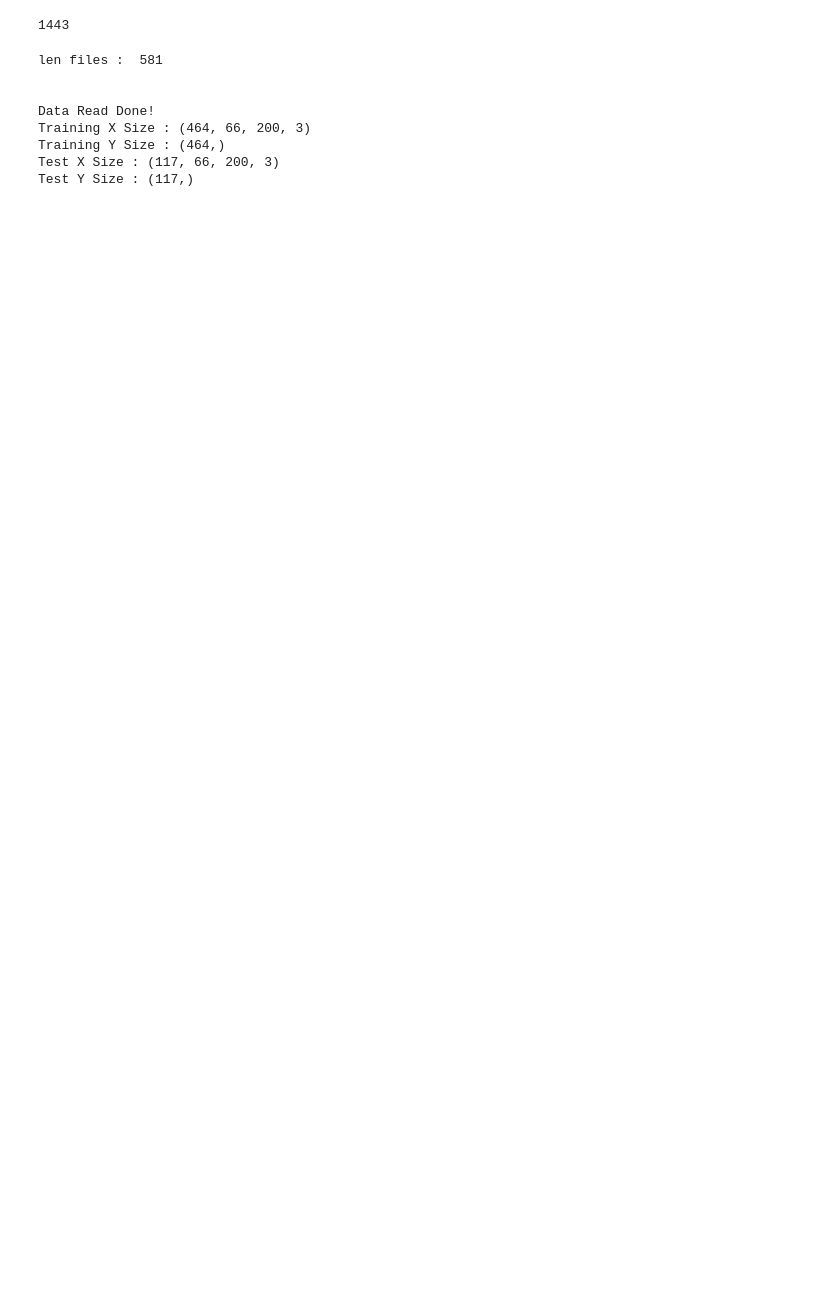
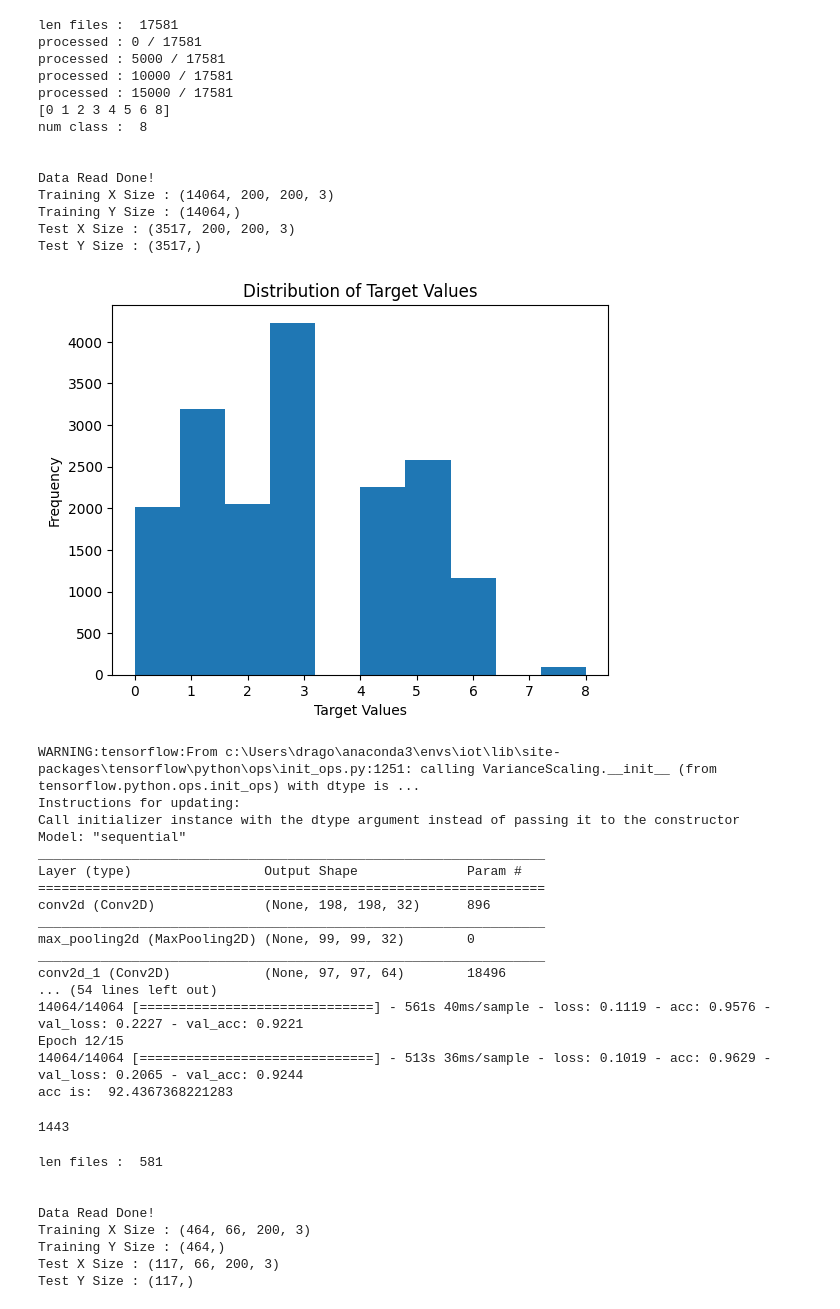
Before and after one commit to donguk071/IoT_SelfdrivingCar, a Jupyter notebook: test_env.ipynb, the cells around one changed output. Drawn from its saved outputs; the diff is of its cells as text; code cells hidden in the pictures; blank space fills up the shorter version.

```diff
--- a/test_env.ipynb
+++ b/test_env.ipynb
@@ -7,3 +99,79 @@ from sklearn.model_selection import train_test_split
+# %%
+import tensorflow as tf
+from tensorflow.python.keras.callbacks import EarlyStopping
+from tensorflow.python.keras.optimizers import Adam
+import read_data
+
+# test = read_data.DataReader()
+# test.f_data_reader(200)
+
+# Define the model
+model = tf.keras.models.Sequential([
+    tf.keras.layers.Conv2D(filters=32, kernel_size=(3, 3), input_shape = (200,200,3),activation=tf.nn.relu),
+    tf.keras.layers.MaxPooling2D((2, 2)),
+    tf.keras.layers.Conv2D(filters=64, kernel_size=(3, 3), activation=tf.nn.relu),
+    tf.keras.layers.MaxPooling2D((2, 2)),
+    tf.keras.layers.Conv2D(filters=64, kernel_size=(3, 3), activation=tf.nn.relu),
+    tf.keras.layers.MaxPooling2D((2, 2)),
+    tf.keras.layers.Conv2D(filters=64, kernel_size=(3, 3), activation=tf.nn.relu),
+    tf.keras.layers.MaxPooling2D((2, 2)),
+    tf.keras.layers.Conv2D(filters=64, kernel_size=(3, 3), activation=tf.nn.relu),
+    tf.keras.layers.MaxPooling2D((2, 2)),
+    tf.keras.layers.Flatten(),
+    tf.keras.layers.Dense(2000, activation=tf.nn.relu),
+    tf.keras.layers.Dense(9, activation=tf.nn.softmax)
+])
+
+# Compile the model
+model.compile(optimizer=Adam(lr=0.001), metrics=['accuracy'], loss='sparse_categorical_crossentropy')
+
+print("model defined\n\n", model.summary())
+
+print("\n\n************ TRAINING START ************")
+early_stop = EarlyStopping(monitor='val_loss', patience=3)
+early_stop2 = EarlyStopping(monitor='val_accuracy', patience=3)
+print(test.y_train.dtype)
+history = model.fit(test.x_train, test.y_train, epochs=15, batch_size=32,
+                    validation_data=(test.x_test, test.y_test),
+                    callbacks=[early_stop, early_stop2])
+
+res = model.evaluate(test.x_test, test.y_test, verbose=0)
+print("acc is: ", res[1] * 100)
+
+model.save('./trained_models/model1_20_epochs.h5')
+# %% [output]
+len files :  17581
+processed : 0 / 17581
+processed : 5000 / 17581
+processed : 10000 / 17581
+processed : 15000 / 17581
+[0 1 2 3 4 5 6 8]
+num class :  8
+
+
+Data Read Done!
+Training X Size : (14064, 200, 200, 3)
+Training Y Size : (14064,)
+Test X Size : (3517, 200, 200, 3)
+Test Y Size : (3517,)
+[figure, added]
+WARNING:tensorflow:From c:\Users\drago\anaconda3\envs\iot\lib\site-packages\tensorflow\python\ops\init_ops.py:1251: calling VarianceScaling.__init__ (from tensorflow.python.ops.init_ops) with dtype is ...
+Instructions for updating:
+Call initializer instance with the dtype argument instead of passing it to the constructor
+Model: "sequential"
+_________________________________________________________________
+Layer (type)                 Output Shape              Param #
+=================================================================
+conv2d (Conv2D)              (None, 198, 198, 32)      896
+_________________________________________________________________
+max_pooling2d (MaxPooling2D) (None, 99, 99, 32)        0
+_________________________________________________________________
+conv2d_1 (Conv2D)            (None, 97, 97, 64)        18496
+... (54 lines left out)
+14064/14064 [==============================] - 561s 40ms/sample - loss: 0.1119 - acc: 0.9576 - val_loss: 0.2227 - val_acc: 0.9221
+Epoch 12/15
+14064/14064 [==============================] - 513s 36ms/sample - loss: 0.1019 - acc: 0.9629 - val_loss: 0.2065 - val_acc: 0.9244
+acc is:  92.4367368221283
 # %%
 
 import re
```
Also changed, not shown: parts of 3 cells of this notebook, 4 other files.
